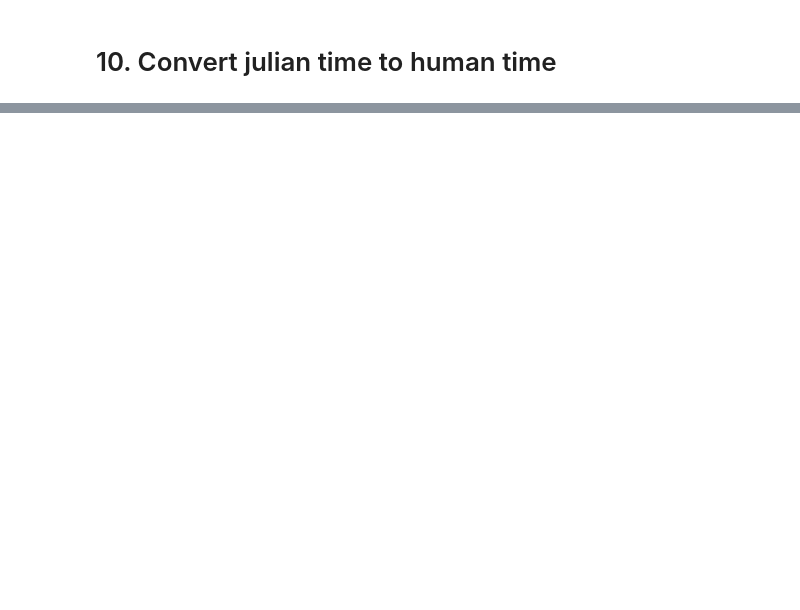
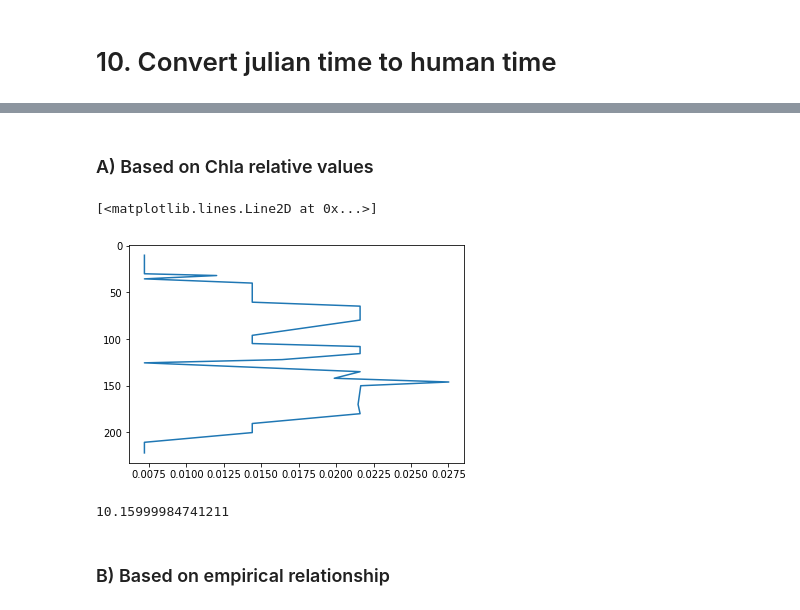
Before and after one commit to fricour/CarbonFluxes, a Jupyter notebook: carbon.ipynb, the cells around one changed output, grey strips where cells are left out. Cells and saved outputs as stored; diff of their text form; code cells hidden in the pictures; blank space fills up the shorter version.

```diff
--- a/carbon.ipynb
+++ b/carbon.ipynb
@@ -317,0 +428,23 @@ data
+# %% [markdown]
+### A) Based on Chla relative values
+# %%
+# then in that case, we must also apply on median filter on chla data
+def medianfilter_chla(group):
+    smoothed = signal.medfilt(group['chla'],5) # kernel size = 5
+    group['chla'] = smoothed
+    return(group)
+
+data = data.groupby('id').apply(medianfilter_chla)
+# %%
+# Let's start with the shape of the Chla profile
+# plot some data
+tmp = data[data.id == 20] # choose a profil ID here
+tmp = tmp[tmp.depth < 250]
+
+#tmp.plot.scatter(x = 'chla', y = 'depth')
+from matplotlib import pyplot as plt
+plt.gca().invert_yaxis()
+plt.plot(tmp['chla'], tmp['depth'])
+# %% [output]
+[<matplotlib.lines.Line2D at 0x...>]
+[figure, added]
@@ -317,0 +457,7 @@ data
+# %%
+z_eu_chla_threshold = min(tmp[tmp.chla < chla_threshold].depth)
+z_eu_chla_threshold
+# %% [output]
+10.15999984741211
+# %% [markdown]
+### B) Based on empirical relationship
```
Also changed, not shown: parts of 35 cells of this notebook.
